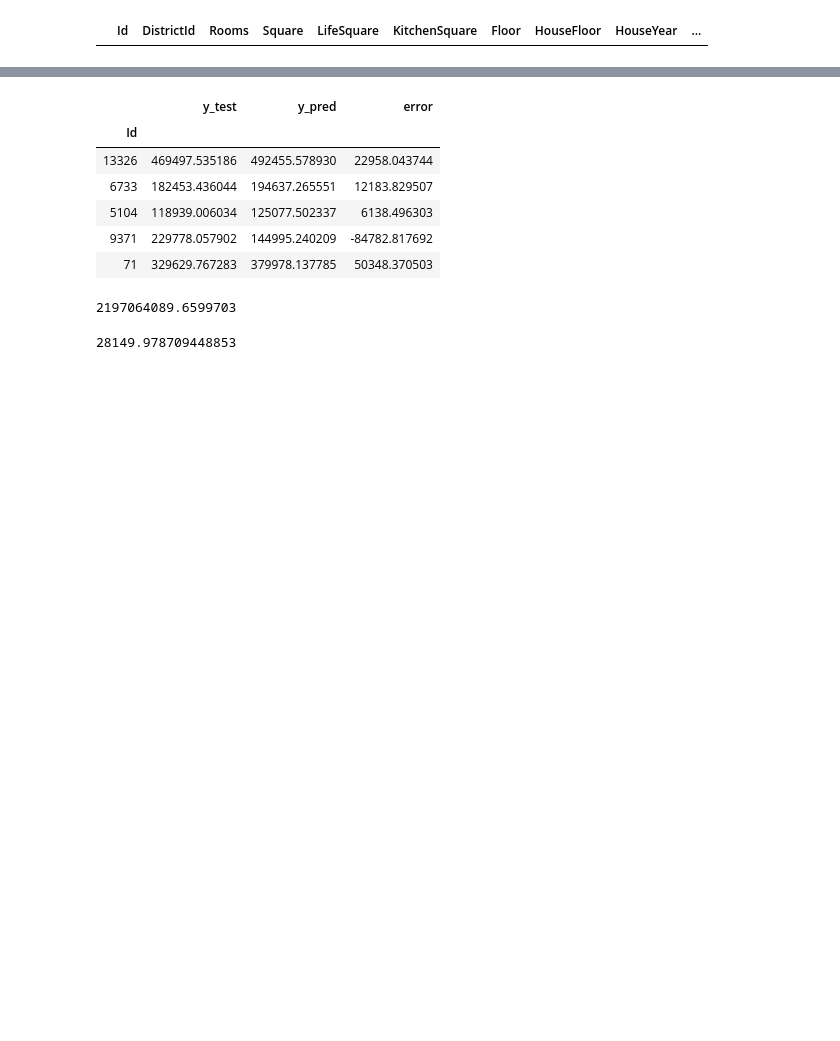
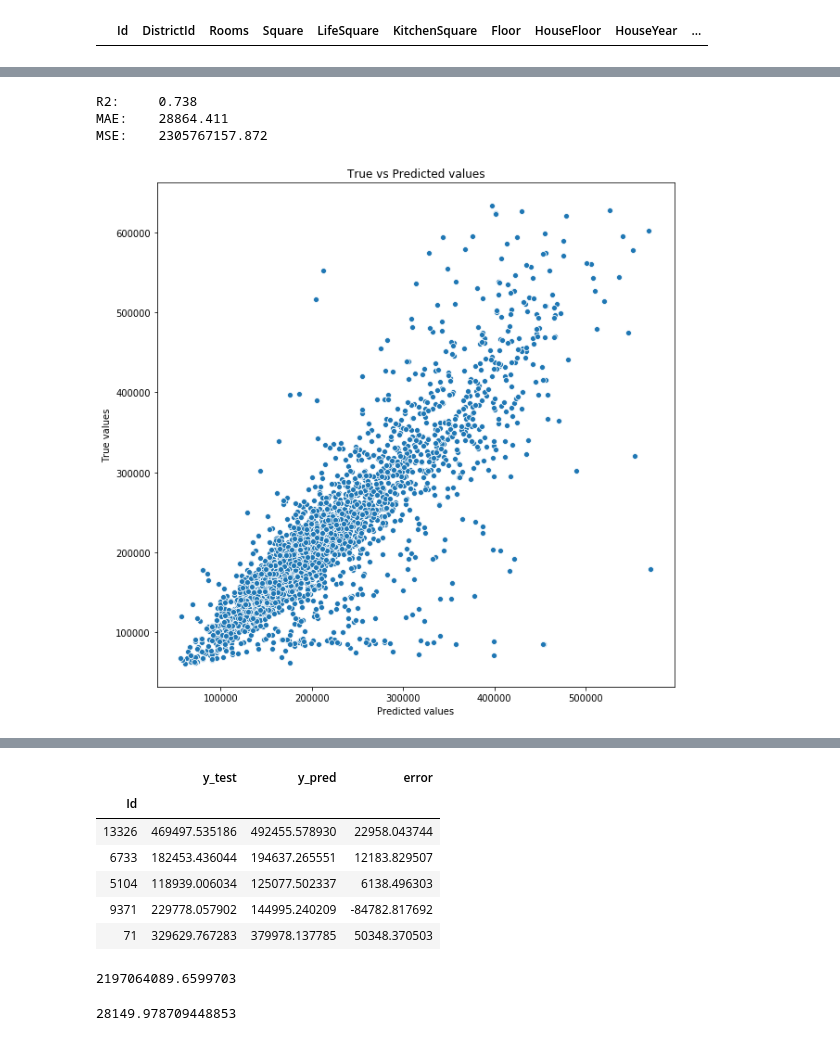
Before and after one commit to comrade747/python, a Jupyter notebook: project_task/ErshovAA_workbook1.ipynb, the cells around one changed output, grey strips where cells are left out. Cells and saved outputs as stored; diff of their text form; code cells hidden in the pictures; blank space fills up the shorter version.

```diff
--- a/project_task/ErshovAA_workbook1.ipynb
+++ b/project_task/ErshovAA_workbook1.ipynb
@@ -983,3 +1054,11 @@ Name: Price, Length: 6700, dtype: float64
+# %%
+y_test_preds = final_model.predict(X_test)
+evaluate_preds(y_test, y_test_preds)
+# %% [output]
+R2:     0.738
+MAE:    28864.411
+MSE:    2305767157.872
+[figure, added]
 # %%
 X_train.describe()
 # %% [output]
```
Also changed, not shown: parts of 31 cells of this notebook.
